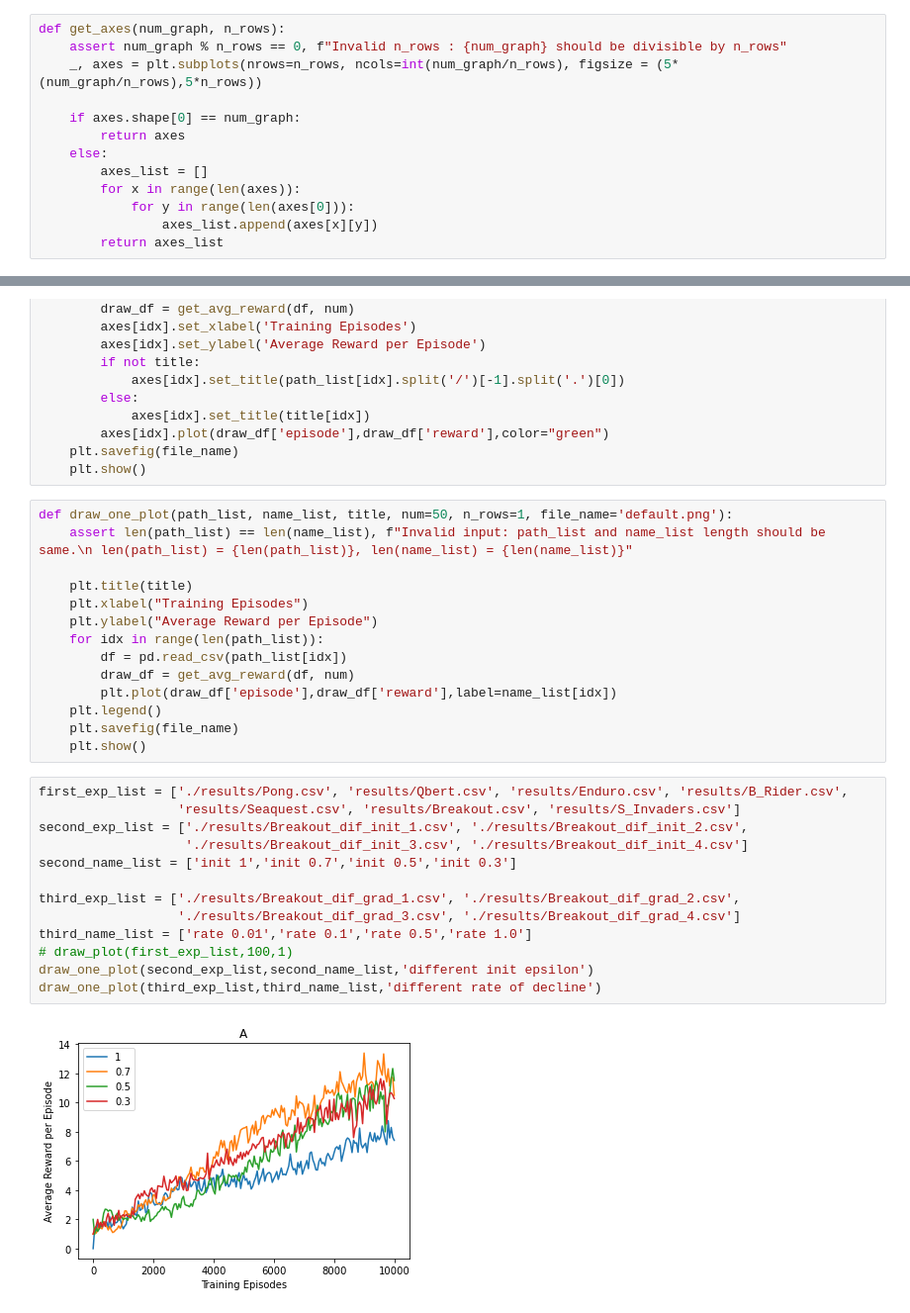
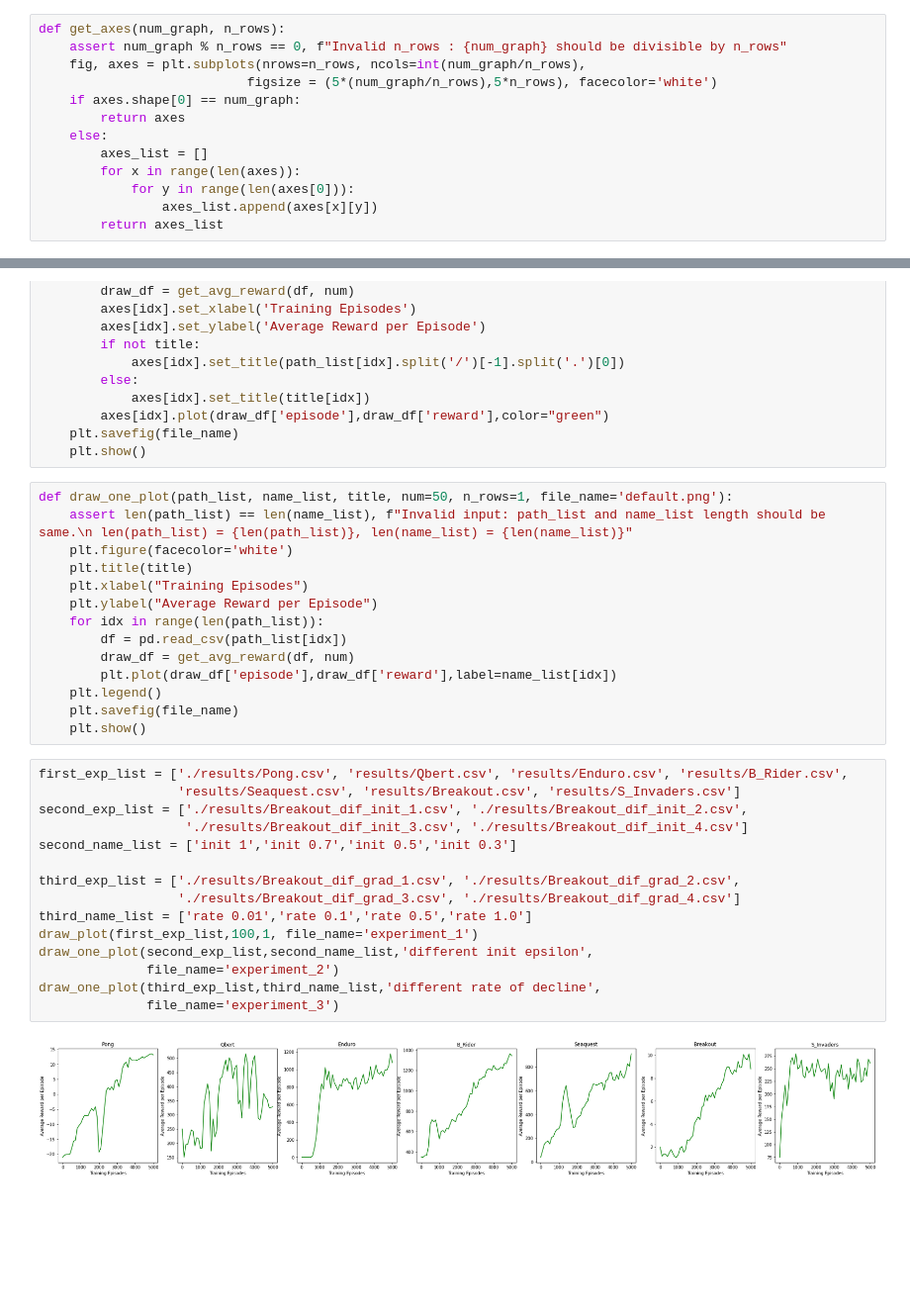
Before and after one commit to kim-jin-seop/playing_atari_with_deep_reinforcement_learning, a Jupyter notebook: code/visualization.ipynb, the cells around one changed output, grey strips where cells are left out. Shown at 99% size. Cells and saved outputs as stored; diff of their text form; blank space fills up the shorter version.

```diff
--- a/code/visualization.ipynb
+++ b/code/visualization.ipynb
@@ -14,8 +14,8 @@ def get_avg_reward(df, num_avg = 50):
 # %%
 def get_axes(num_graph, n_rows):
     assert num_graph % n_rows == 0, f"Invalid n_rows : {num_graph} should be divisible by n_rows"
-    _, axes = plt.subplots(nrows=n_rows, ncols=int(num_graph/n_rows), figsize = (5*(num_graph/n_rows),5*n_rows))
-
+    fig, axes = plt.subplots(nrows=n_rows, ncols=int(num_graph/n_rows),
+                           figsize = (5*(num_graph/n_rows),5*n_rows), facecolor='white')
     if axes.shape[0] == num_graph:
         return axes
     else:
@@ -44,7 +44,7 @@ def draw_plot(path_list, num=50, n_rows=1, file_name='default.png', title=False)
 # %%
 def draw_one_plot(path_list, name_list, title, num=50, n_rows=1, file_name='default.png'):
     assert len(path_list) == len(name_list), f"Invalid input: path_list and name_list length should be same.\n len(path_list) = {len(path_list)}, len(name_list) = {len(name_list)}"
-
+    plt.figure(facecolor='white')
     plt.title(title)
     plt.xlabel("Training Episodes")
     plt.ylabel("Average Reward per Episode")
@@ -58,15 +58,17 @@ def draw_one_plot(path_list, name_list, title, num=50, n_rows=1, file_name='defa
 # %%
 first_exp_list = ['./results/Pong.csv', 'results/Qbert.csv', 'results/Enduro.csv', 'results/B_Rider.csv',
                   'results/Seaquest.csv', 'results/Breakout.csv', 'results/S_Invaders.csv']
 second_exp_list = ['./results/Breakout_dif_init_1.csv', './results/Breakout_dif_init_2.csv',
                    './results/Breakout_dif_init_3.csv', './results/Breakout_dif_init_4.csv']
 second_name_list = ['init 1','init 0.7','init 0.5','init 0.3']
 
 third_exp_list = ['./results/Breakout_dif_grad_1.csv', './results/Breakout_dif_grad_2.csv',
                   './results/Breakout_dif_grad_3.csv', './results/Breakout_dif_grad_4.csv']
 third_name_list = ['rate 0.01','rate 0.1','rate 0.5','rate 1.0']
-# draw_plot(first_exp_list,100,1)
-draw_one_plot(second_exp_list,second_name_list,'different init epsilon')
-draw_one_plot(third_exp_list,third_name_list,'different rate of decline')
+draw_plot(first_exp_list,100,1, file_name='experiment_1')
+draw_one_plot(second_exp_list,second_name_list,'different init epsilon',
+              file_name='experiment_2')
+draw_one_plot(third_exp_list,third_name_list,'different rate of decline',
+              file_name='experiment_3')
 # %% [output]
-[figure, old version]
+[figure, new version]
```
Also changed, not shown: parts of 1 cell of this notebook, 4 other files.
